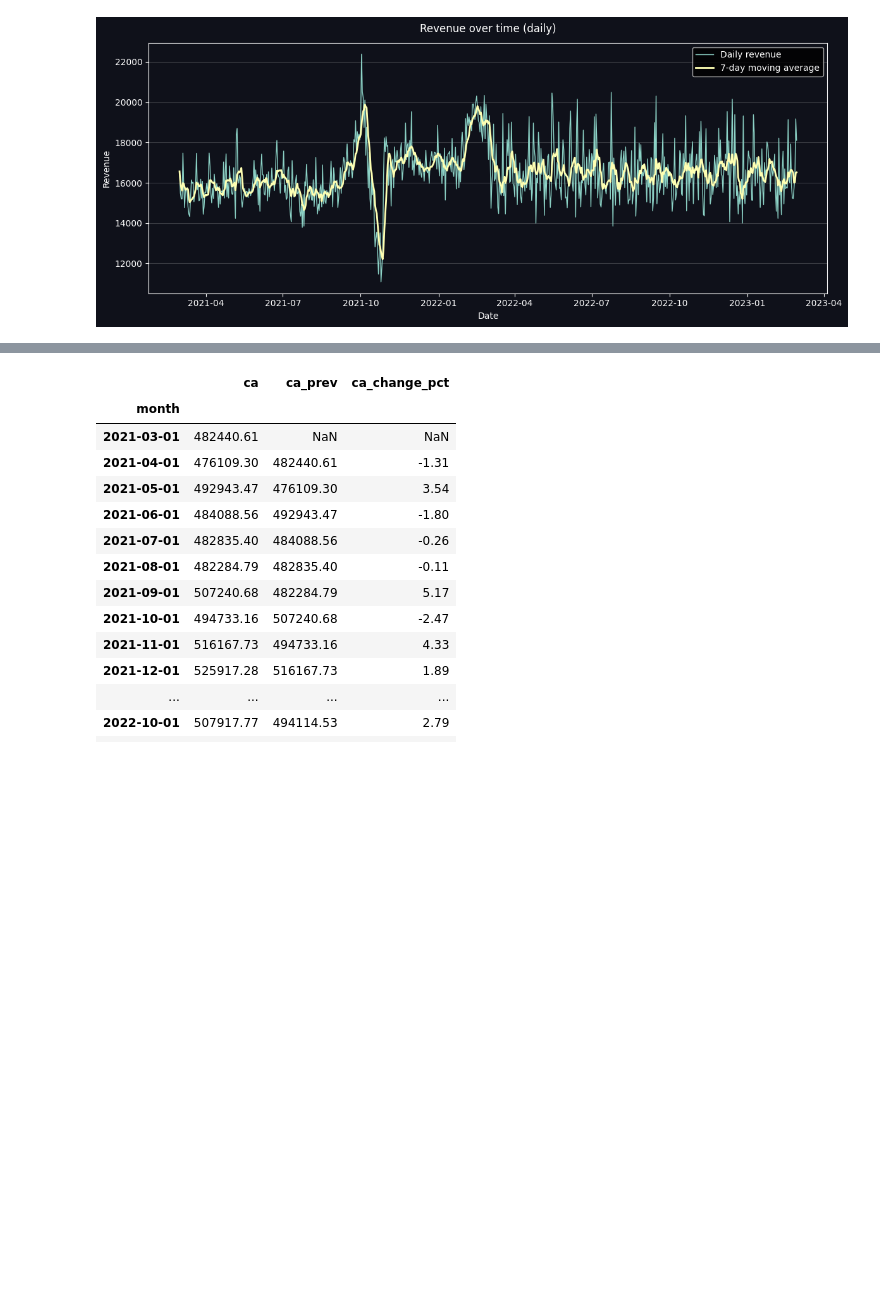
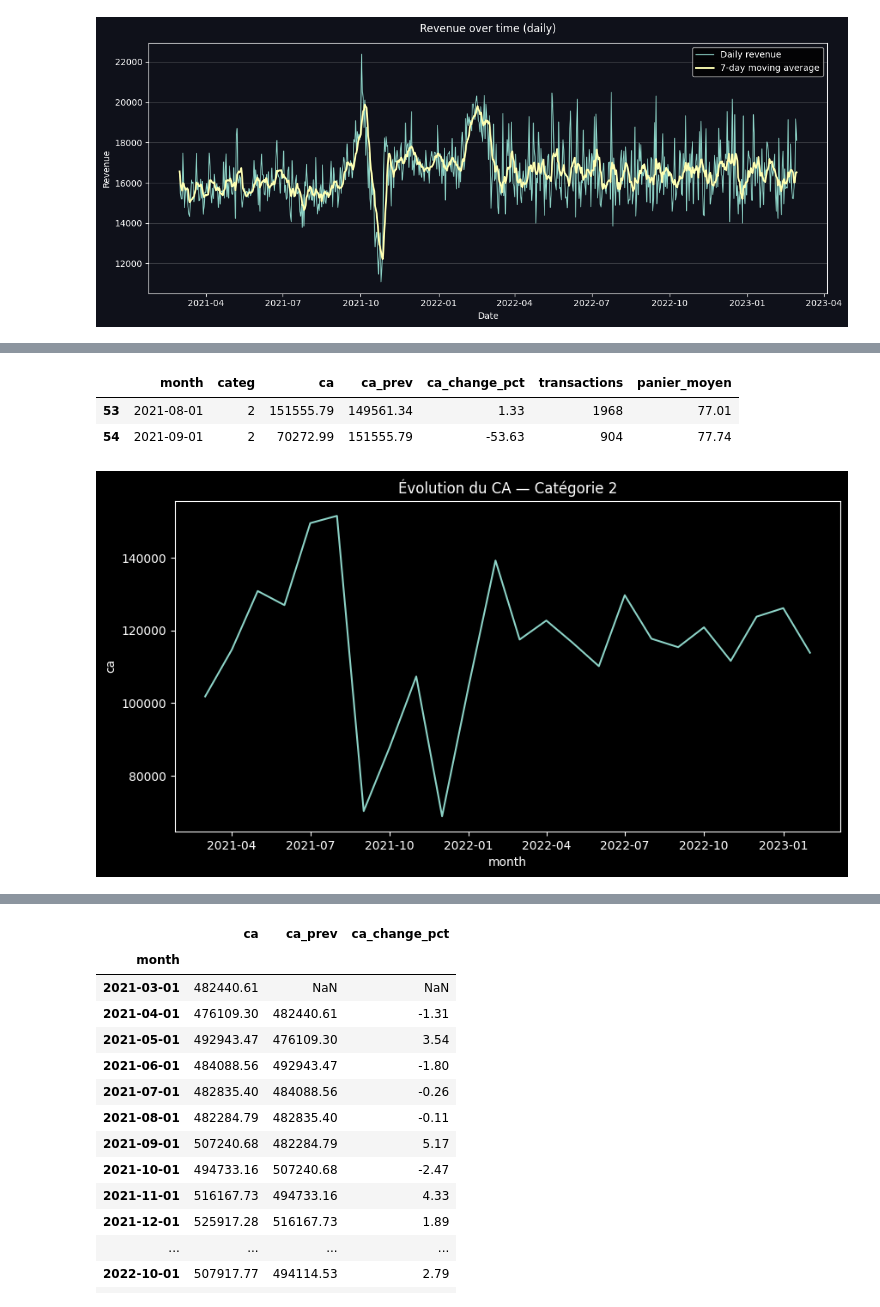
Before and after one commit to Stephane-OC/lapage, a Jupyter notebook: analyse_lapage.ipynb, the cells around one changed output, grey strips where cells are left out. Saved outputs shown, nothing was run; the diff lists cells and outputs as text; code cells hidden in the pictures; blank space fills up the shorter version.

```diff
--- a/analyse_lapage.ipynb
+++ b/analyse_lapage.ipynb
@@ -2594,0 +2622,14 @@ plt.show()
+# %%
+# Variation mensuelle (%) par catégorie
+ca_cat_month["ca_prev"] = (
+    ca_cat_month
+    .groupby("categ")["ca"]
+    .shift(1)
+)
+
+ca_cat_month["ca_change_pct"] = (
+    (ca_cat_month["ca"] - ca_cat_month["ca_prev"])
+    / ca_cat_month["ca_prev"] * 100
+).round(2)
+
+display(ca_cat_month.head())
@@ -2594,0 +2643,9 @@ plt.show()
+# %%
+ca_cat_valid = ca_cat_month.dropna(subset=["ca_change_pct"]).copy()
+
+worst_drop = ca_cat_valid.loc[
+    ca_cat_valid["ca_change_pct"].idxmin()
+]
+
+print("Plus forte baisse observée :")
+display(worst_drop)
@@ -2594,0 +2690,31 @@ plt.show()
+# %%
+ca_cat_full["panier_moyen"] = (
+    ca_cat_full["ca"] / ca_cat_full["transactions"]
+).round(2)
+
+display(
+    ca_cat_full[
+        (ca_cat_full["categ"] == worst_drop["categ"])
+        & (ca_cat_full["month"].isin([
+            worst_drop["month"],
+            worst_drop["month"] - pd.offsets.MonthBegin(1)
+        ]))
+    ]
+)
+# %% [output]
+|  | month | categ | ca | ca_prev | ca_change_pct | transactions | panier_moyen |
+| 53 | 2021-08-01 | 2 | 151555.79 | 149561.34 | 1.33 | 1968 | 77.01 |
+| 54 | 2021-09-01 | 2 | 70272.99 | 151555.79 | -53.63 | 904 | 77.74 |
+# %%
+cat_focus = worst_drop["categ"]
+
+plt.figure(figsize=(10,5))
+sns.lineplot(
+    data=ca_cat_month[ca_cat_month["categ"] == cat_focus],
+    x="month",
+    y="ca"
+)
+plt.title(f"Évolution du CA — Catégorie {cat_focus}")
+plt.show()
+# %% [output]
+[figure, added]
```
Also changed, not shown: parts of 24 cells of this notebook, 1 other file.
